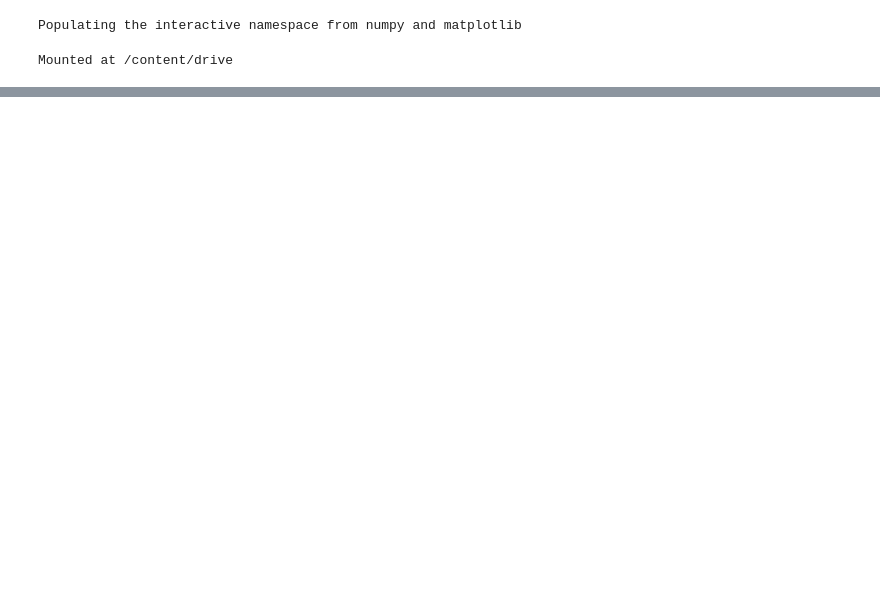
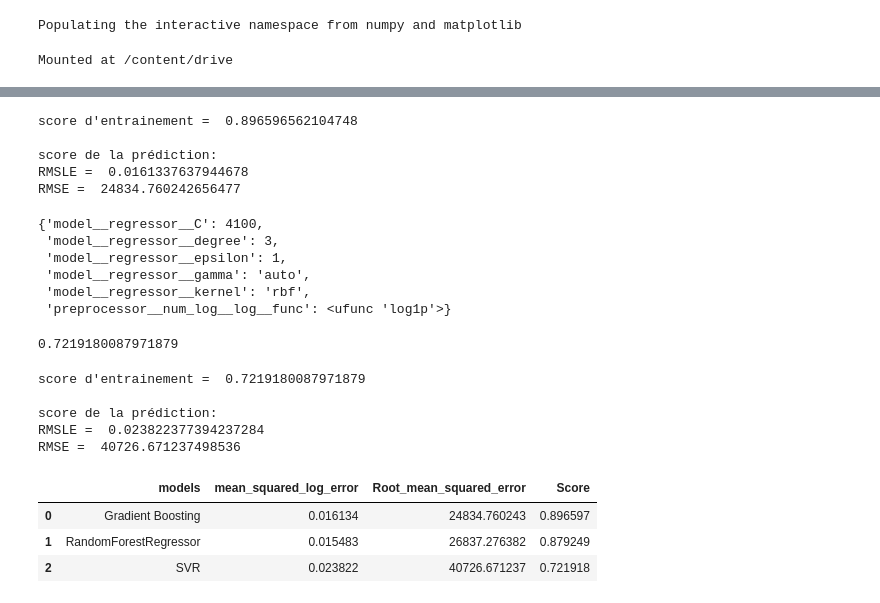
Before and after one commit to Azimoj/WCS, a Jupyter notebook: House_price_prediction.ipynb, the cells around one changed output, grey strips where cells are left out. Drawn from its saved outputs; the diff is of its cells as text; code cells hidden in the pictures; blank space fills up the shorter version.

```diff
--- a/House_price_prediction.ipynb
+++ b/House_price_prediction.ipynb
@@ -980,0 +318,79 @@ array(['Pave', 'Grvl'], dtype=object)
+# %%
+print("score d'entrainement = ",GBR_Score,"\n")
+y_pred = GBR.predict(X_test)
+RMSLE_gbr= mean_squared_log_error(y_test,y_pred)
+RMSE_gbr= np.sqrt(mean_squared_error(y_test,y_pred))
+
+print("score de la prédiction:")#, accuracy_score(y_test, y_pred)),
+print("RMSLE = ",RMSLE_gbr)
+print("RMSE = ",RMSE_gbr)
+# %% [output]
+score d'entrainement =  0.896596562104748
+
+score de la prédiction:
+RMSLE =  0.0161337637944678
+RMSE =  24834.760242656477
+# %%
+# Seprate Vector Regression
+pipe_SVR = Pipeline(steps=[('preprocessor', preprocessor),
+                           ('model', TransformedTargetRegressor(SVR())) ])
+
+param_SVR = [{ 'preprocessor__num_log__log__func':[None,np.log1p],
+
+              'model__regressor__C' : range(100,5000,1000),
+              'model__regressor__epsilon' : [1,2],
+              'model__regressor__kernel':['poly','rbf'],
+              'model__regressor__gamma' : ['auto', 'scale'],
+              'model__regressor__degree' : [3, 5]
+                }]
+
+GS_SVR = GridSearchCV(pipe_SVR, param_SVR, cv=4, verbose=5)
+GS_SVR.fit(X_train, y_train)
+# %%
+GS_SVR.best_params_
+# %% [output]
+{'model__regressor__C': 4100,
+ 'model__regressor__degree': 3,
+ 'model__regressor__epsilon': 1,
+ 'model__regressor__gamma': 'auto',
+ 'model__regressor__kernel': 'rbf',
+ 'preprocessor__num_log__log__func': <ufunc 'log1p'>}
+# %%
+# SVR best params
+SVR = Pipeline(steps=[('preprocessor', preprocessor),
+                           ('model', TransformedTargetRegressor(SVR(C=4100, degree=3, epsilon=1, gamma= 'auto',
+                                                                   kernel= 'rbf'))) ])
+
+SVR_fit = SVR.fit(X_train, y_train)
+SVR_Score = SVR.score(X_test, y_test)
+SVR_Score
+# %% [output]
+0.7219180087971879
+# %%
+print("score d'entrainement = ",SVR_Score,"\n")
+y_pred = SVR.predict(X_test)
+RMSLE_SVR= mean_squared_log_error(y_test,y_pred)
+RMSE_SVR = mean_squared_error(y_test,y_pred, squared= False)
+
+print("score de la prédiction:")#, accuracy_score(y_test, y_pred)),
+print("RMSLE = ",RMSLE_SVR)
+print("RMSE = ",RMSE_SVR)
+# %% [output]
+score d'entrainement =  0.7219180087971879
+
+score de la prédiction:
+RMSLE =  0.023822377394237284
+RMSE =  40726.671237498536
+# %%
+model_df = {'models': ['Gradient Boosting', 'RandomForestRegressor', 'SVR'],
+            'mean_squared_log_error': [RMSLE_gbr, RMSLE_RFR, RMSLE_SVR ],
+            'Root_mean_squared_error': [RMSE_gbr, RMSE_RFR, RMSE_SVR],
+
+           'Score': [GBR_Score,RFR_Score, SVR_Score]}
+df1= pd.DataFrame(model_df)
+df1
+# %% [output]
+|  | models | mean_squared_log_error | Root_mean_squared_error | Score |
+| 0 | Gradient Boosting | 0.016134 | 24834.760243 | 0.896597 |
+| 1 | RandomForestRegressor | 0.015483 | 26837.276382 | 0.879249 |
+| 2 | SVR | 0.023822 | 40726.671237 | 0.721918 |
```
Also changed, not shown: parts of 66 cells of this notebook.
